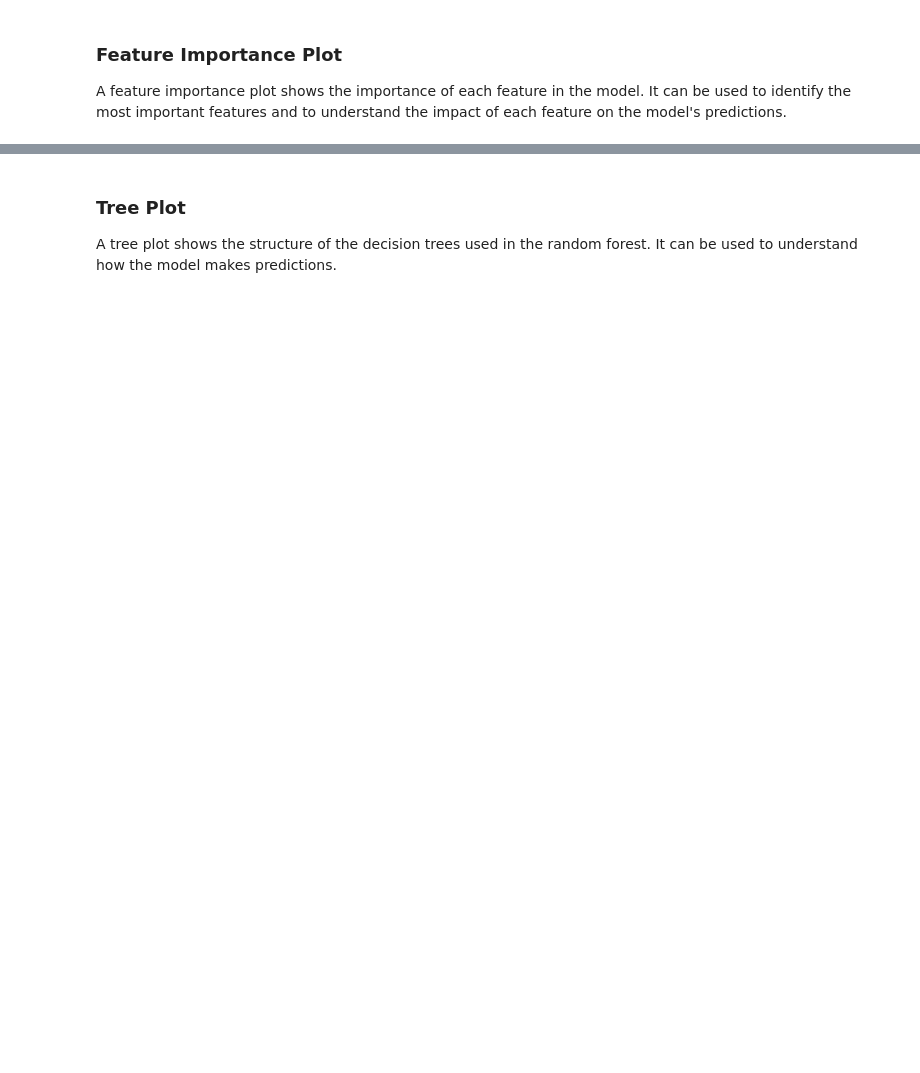
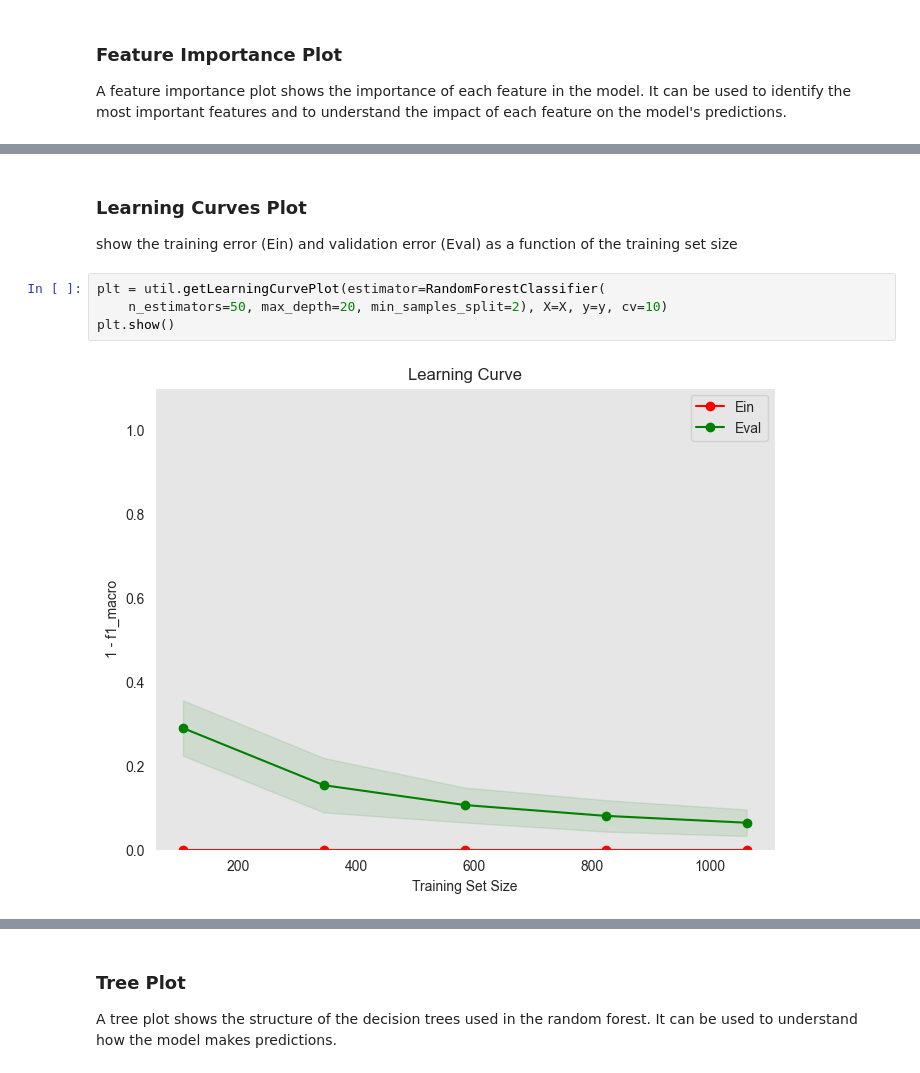
Before and after one commit to yahia3200/Body-Level-Classification, a Jupyter notebook: models/random_forest.ipynb, the cells around one changed output, grey strips where cells are left out. Drawn from its saved outputs; the diff is of its cells as text; blank space fills up the shorter version.

```diff
--- a/models/random_forest.ipynb
+++ b/models/random_forest.ipynb
@@ -86,0 +90,10 @@ Feature ranking:
+# %% [markdown]
+### Learning Curves Plot
+
+show the training error (Ein) and validation error (Eval) as a function of the training set size
+# %%
+plt = util.getLearningCurvePlot(estimator=RandomForestClassifier(
+    n_estimators=50, max_depth=20, min_samples_split=2), X=X, y=y, cv=10)
+plt.show()
+# %% [output]
+[figure, added]
```
Also changed, not shown: parts of 36 cells of this notebook, 8 other files.
